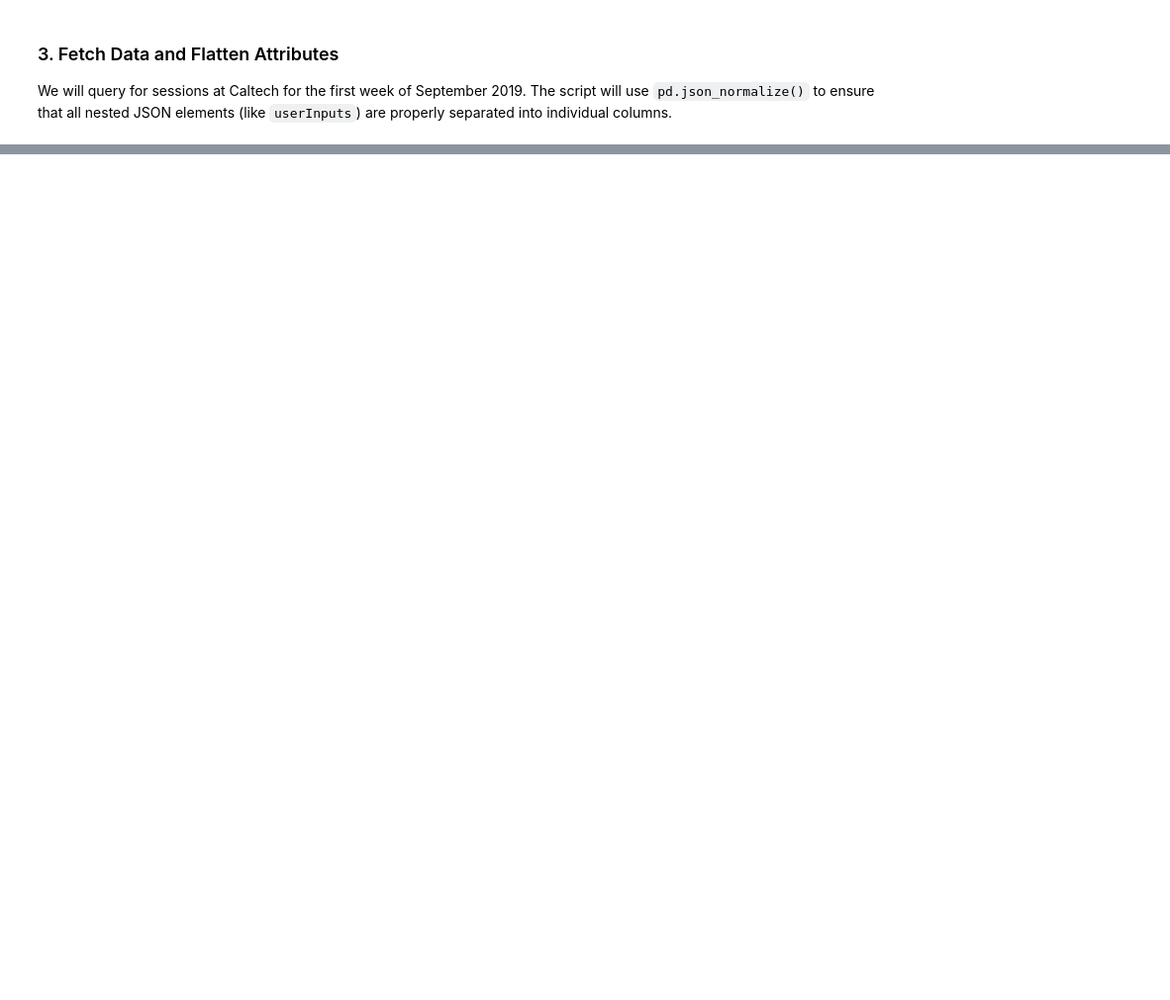
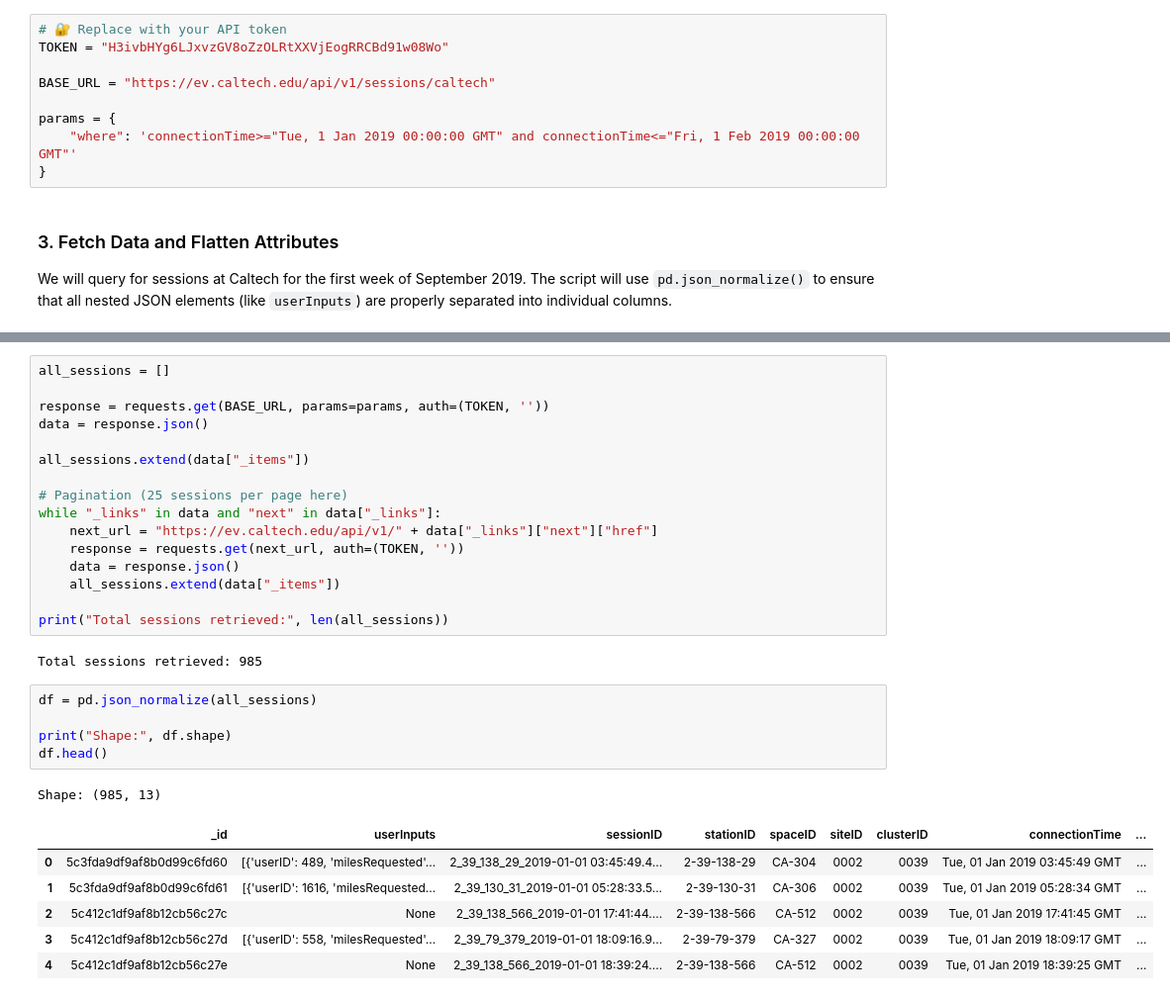
Before and after one commit to akhi-lbj/EV-Energy-Prediction-Hybrid, a Jupyter notebook: Code/Dataset_Operations/ACN_DATA_Trial_Run.ipynb, the cells around one changed output, grey strips where cells are left out. Shown at 99% size. Cells and saved outputs as stored; diff of their text form; blank space fills up the shorter version.

```diff
--- a/Code/Dataset_Operations/ACN_DATA_Trial_Run.ipynb
+++ b/Code/Dataset_Operations/ACN_DATA_Trial_Run.ipynb
@@ -24,3 +25,12 @@ client = acndata.DataClient(API_TOKEN)
+# %%
+# 🔐 Replace with your API token
+TOKEN = "H3ivbHYg6LJxvzGV8oZzOLRtXXVjEogRRCBd91w08Wo"
+
+BASE_URL = "https://ev.caltech.edu/api/v1/sessions/caltech"
+
+params = {
+    "where": 'connectionTime>="Tue, 1 Jan 2019 00:00:00 GMT" and connectionTime<="Fri, 1 Feb 2019 00:00:00 GMT"'
+}
 # %% [markdown]
 ### 3. Fetch Data and Flatten Attributes
 We will query for sessions at Caltech for the first week of September 2019. The script will use `pd.json_normalize()` to ensure that all nested JSON elements (like `userInputs`) are properly separated into individual columns.
@@ -69,0 +37,31 @@ except Exception as e:
+# %%
+all_sessions = []
+
+response = requests.get(BASE_URL, params=params, auth=(TOKEN, ''))
+data = response.json()
+
+all_sessions.extend(data["_items"])
+
+# Pagination (25 sessions per page here)
+while "_links" in data and "next" in data["_links"]:
+    next_url = "https://ev.caltech.edu/api/v1/" + data["_links"]["next"]["href"]
+    response = requests.get(next_url, auth=(TOKEN, ''))
+    data = response.json()
+    all_sessions.extend(data["_items"])
+
+print("Total sessions retrieved:", len(all_sessions))
+# %% [output]
+Total sessions retrieved: 985
+# %%
+df = pd.json_normalize(all_sessions)
+
+print("Shape:", df.shape)
+df.head()
+# %% [output]
+Shape: (985, 13)
+|  | _id | userInputs | sessionID | stationID | spaceID | siteID | clusterID | connectionTime | ... |
+| 0 | 5c3fda9df9af8b0d99c6fd60 | [{'userID': 489, 'milesRequested'... | 2_39_138_29_2019-01-01 03:45:49.4... | 2-39-138-29 | CA-304 | 0002 | 0039 | Tue, 01 Jan 2019 03:45:49 GMT | ... |
+| 1 | 5c3fda9df9af8b0d99c6fd61 | [{'userID': 1616, 'milesRequested... | 2_39_130_31_2019-01-01 05:28:33.5... | 2-39-130-31 | CA-306 | 0002 | 0039 | Tue, 01 Jan 2019 05:28:34 GMT | ... |
+| 2 | 5c412c1df9af8b12cb56c27c | None | 2_39_138_566_2019-01-01 17:41:44.... | 2-39-138-566 | CA-512 | 0002 | 0039 | Tue, 01 Jan 2019 17:41:45 GMT | ... |
+| 3 | 5c412c1df9af8b12cb56c27d | [{'userID': 558, 'milesRequested'... | 2_39_79_379_2019-01-01 18:09:16.9... | 2-39-79-379 | CA-327 | 0002 | 0039 | Tue, 01 Jan 2019 18:09:17 GMT | ... |
+| 4 | 5c412c1df9af8b12cb56c27e | None | 2_39_138_566_2019-01-01 18:39:24.... | 2-39-138-566 | CA-512 | 0002 | 0039 | Tue, 01 Jan 2019 18:39:25 GMT | ... |
```
Also changed, not shown: parts of 12 cells of this notebook, 4 other files.
